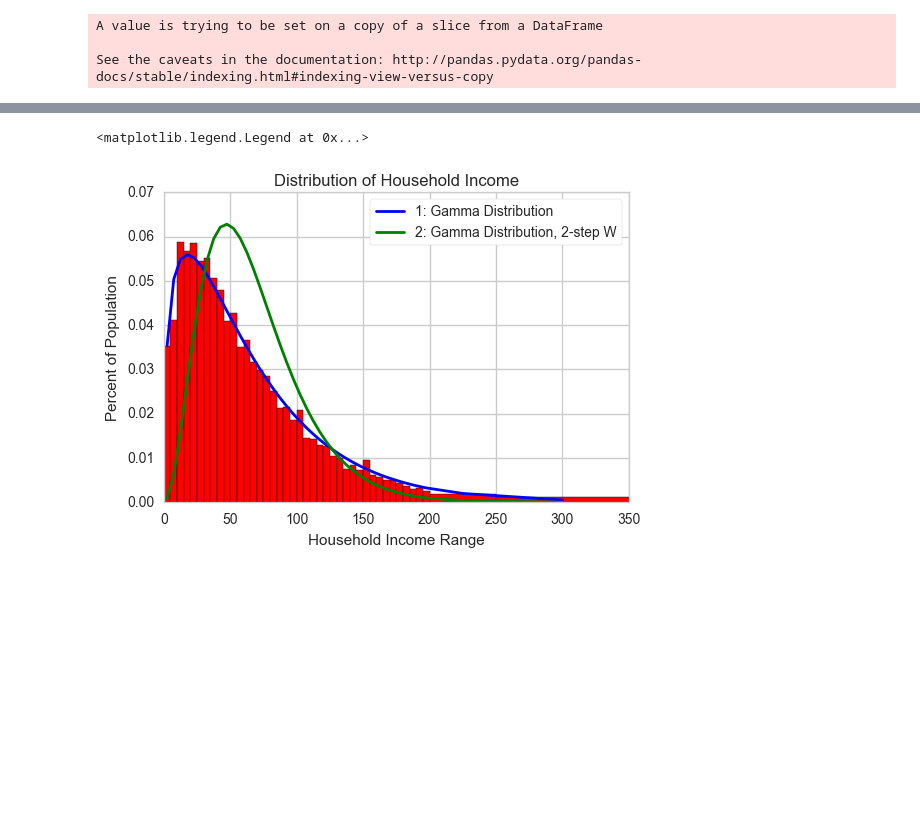
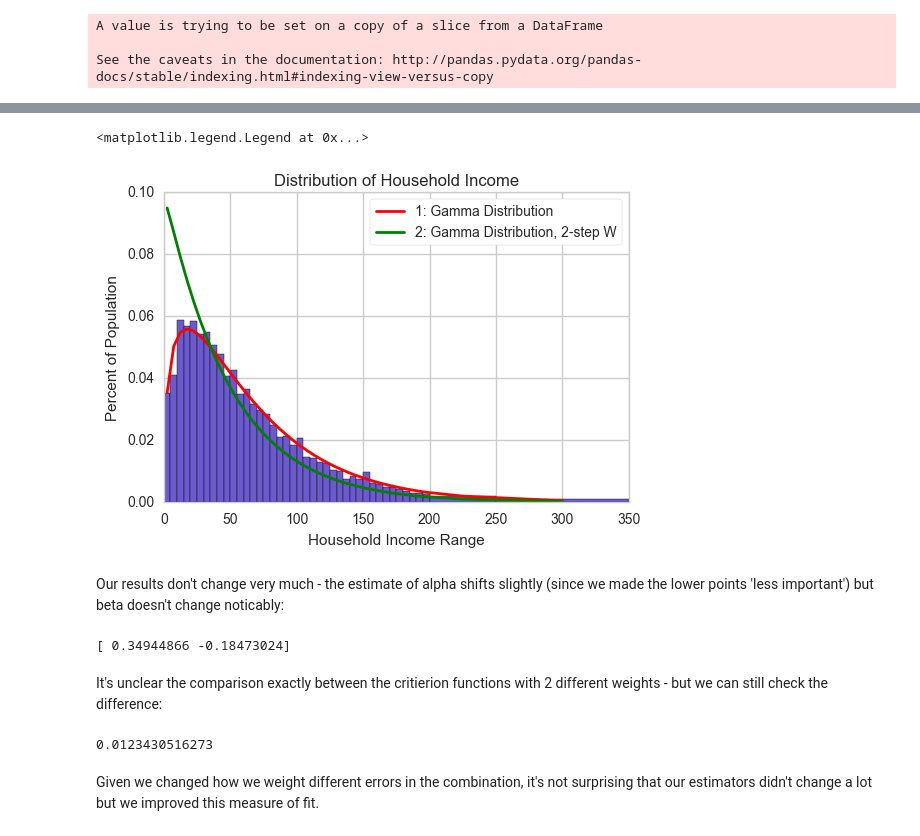
Before and after one commit to rickecon/StructEst_W17, a Jupyter notebook: Students/Olivia/PS4/PS4 Natan.ipynb, the cells around one changed output, grey strips where cells are left out. Drawn from its saved outputs; the diff is of its cells as text; code cells hidden in the pictures; blank space fills up the shorter version.

```diff
--- a/Students/Olivia/PS4/PS4 Natan.ipynb
+++ b/Students/Olivia/PS4/PS4 Natan.ipynb
@@ -182,7 +188,7 @@ import scipy.optimize as opt
 gmm_gamma_init = [3,20000] # initial values
 W_init = np.multiply(df['Percent'].values,np.eye(42))
 gmm_args = (df['Percent'],df['bottom'],df['top'],W_init)
-results_gamma = opt.minimize(crit_gamma, gmm_gamma_init, args=(gmm_args), method='L-BFGS-B', bounds=((1e-10, None), (1e-10, None)))
+results_gamma = opt.basinhopping(crit_gamma, gmm_gamma_init, minimizer_kwargs=dict(args=(gmm_args), method='L-BFGS-B', bounds=((1e-10, None), (1e-10, None))))
 alpha_GMM1, beta_GMM1 = results_gamma.x
 print('alpha_GMM1=', alpha_GMM1, ' beta_GMM1=',beta_GMM1)
 # %% [output]
@@ -293,7 +307,7 @@ See the caveats in the documentation: http://pandas.pydata.org/pandas-docs/stabl
 import scipy.optimize as opt
 gmm_gamma_init_2 = results_gamma.x # initial values are old fitted values
 gmm_args2 = (df['Percent'],df['bottom'],df['top'],W_2step)
-results_gamma_2step = opt.minimize(crit_gamma, gmm_gamma_init, args=(gmm_args2), method='L-BFGS-B', bounds=((1e-10, None), (1e-10, None)))
+results_gamma_2step = opt.basinhopping(crit_gamma, gmm_gamma_init_2,minimizer_kwargs = dict(args=(gmm_args2), method='L-BFGS-B', bounds=((1e-10, None), (1e-10, None))))
 alpha_GMM2, beta_GMM2 = results_gamma_2step.x
 print('alpha_GMM2=', alpha_GMM2, ' beta_GMM2=',beta_GMM2)
 # %% [output]
@@ -316,22 +322,36 @@ results_gamma_2step
 # %%
 # plot
 dist_pts = list(df['Midpoint']/1000)
 fitted_vals = sts.gamma.cdf(list(df['top']),alpha_GMM1,loc=0,scale=beta_GMM1)-sts.gamma.cdf(list(df['bottom']),alpha_GMM1,loc=0,scale=beta_GMM1)
 fitted_vals[41] = fitted_vals[41]/20
 fitted_vals[40] = fitted_vals[40]/10
 fitted_vals_gamma = sts.gamma.cdf(list(df['top']),alpha_GMM2,loc=0,scale=beta_GMM2)-sts.gamma.cdf(list(df['bottom']),alpha_GMM2,loc=0,scale=beta_GMM2)
 fitted_vals_gamma[41] = fitted_vals_gamma[41]/20
 fitted_vals_gamma[40] = fitted_vals_gamma[40]/10
 #plot
-plt.bar(df['bottom']/1000, df['percent_bar'], df['binwidth'], color='r')
+plt.bar(df['bottom']/1000, df['percent_bar'], df['binwidth'], color='slateblue')
 plt.plot(dist_pts, fitted_vals,
-         linewidth=2, color='b',label='1: Gamma Distribution')
+         linewidth=2, color='r',label='1: Gamma Distribution')
 plt.plot(dist_pts, fitted_vals_gamma,
          linewidth=2, color='g',label='2: Gamma Distribution, 2-step W')
 plt.ylabel('Percent of Population')
 plt.xlabel('Household Income Range')
 plt.title('Distribution of Household Income')
 plt.legend(loc='upper right',frameon=True,fancybox=True)
 # %% [output]
 <matplotlib.legend.Legend at 0x...>
-[figure, old version]
+[figure, new version]
+# %% [markdown]
+Our results don't change very much - the estimate of alpha shifts slightly (since we made the lower points 'less important') but beta doesn't change noticably:
+# %%
+print(results_gamma.x-results_gamma_2step.x)
+# %% [output]
+[ 0.34944866 -0.18473024]
+# %% [markdown]
+It's unclear the comparison exactly between the critierion functions with 2 different weights - but we can still check the difference:
+# %%
+print(results_gamma.fun-results_gamma_2step.fun)
+# %% [output]
+0.0123430516273
+# %% [markdown]
+Given we changed how we weight different errors in the combination, it's not surprising that our estimators didn't change a lot but we improved this measure of fit.
```
Also changed, not shown: parts of 14 cells of this notebook, 1 other file.
